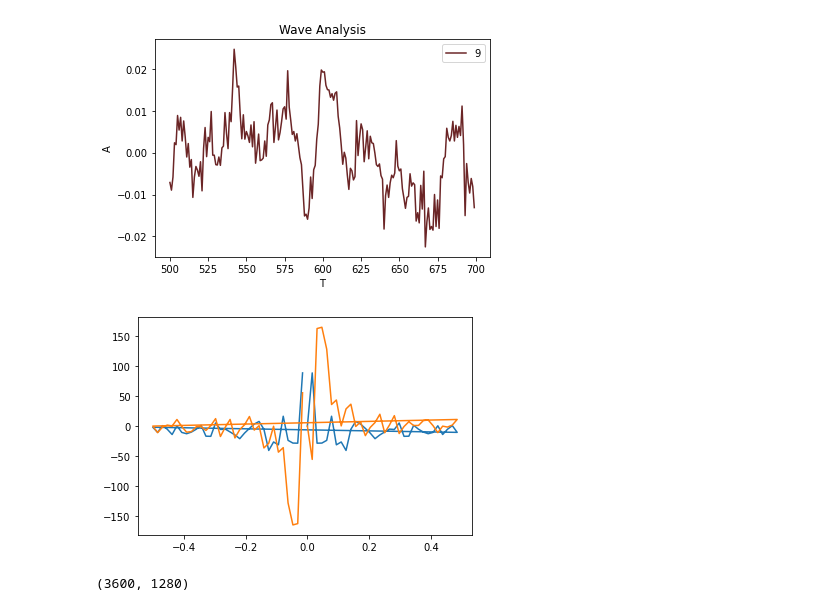
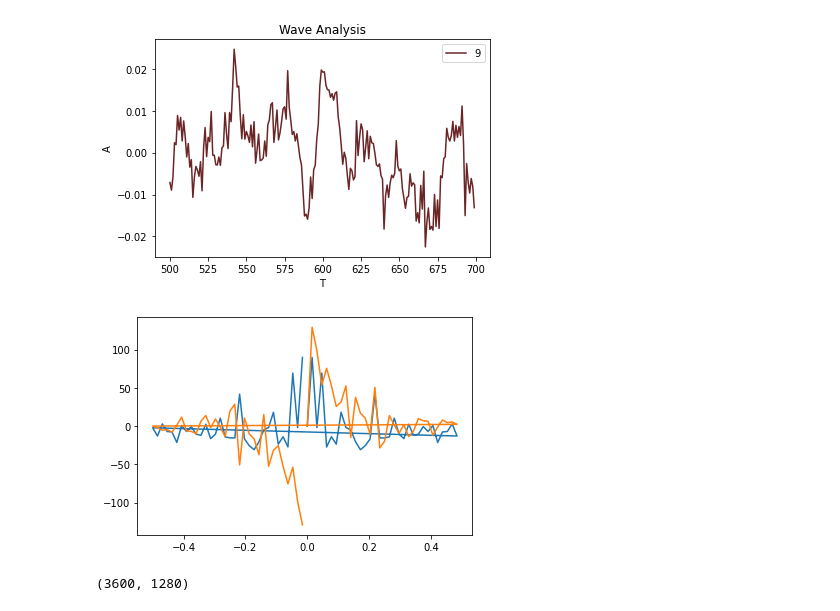
Before and after one commit to Allenhong0218/2020_huawei_C, a Jupyter notebook: 1.ipynb, the cells around one changed output. Saved outputs shown, nothing was run; the diff lists cells and outputs as text; code cells hidden in the pictures.

```diff
--- a/1.ipynb
+++ b/1.ipynb
@@ -15,6 +16,15 @@ def read_single_excel(root, prefix, file_type, sheetName):
     data = pd.read_excel(path, sheet_name=sheetName, header=None)
     print(f'file path: {path}, \t sheet name: {sheetName}, \t shape: {data.shape}')
     return data
+def data_exists(root,variable_name):
+    path = os.path.join(root, variable_name + '.pkl')
+    return os.path.exists(path)
+def load_data(root,variable_name):
+    path = os.path.join(root, variable_name + '.pkl')
+    return joblib.load(path)
+def save_data(root,variable_name,variable):
+    path = os.path.join(root, variable_name + '.pkl')
+    return joblib.dump(variable, path)
 # %%
 # 读取数据
 root = './'
@@ -106,14 +116,14 @@ plt.show()
 [figure]
 # %%
 n = 64
-sp=np.fft.fft(train_data[0][0].iloc[:,0],n=n)
-sp[sp>100000]=0
+sp=np.fft.fft(train_data[3][10].iloc[:,0],n=n)
+sp[np.abs(sp)>3000]=0
 freq = np.fft.fftfreq(n)
 plt.plot(freq, sp.real, freq, sp.imag)
 plt.show()
 # print(sp,freq)
 # %% [output]
-[figure, old version]
+[figure, new version]
 # %%
 # 特征工程
 
```
Also changed, not shown: parts of 9 cells of this notebook, 4 other files.
